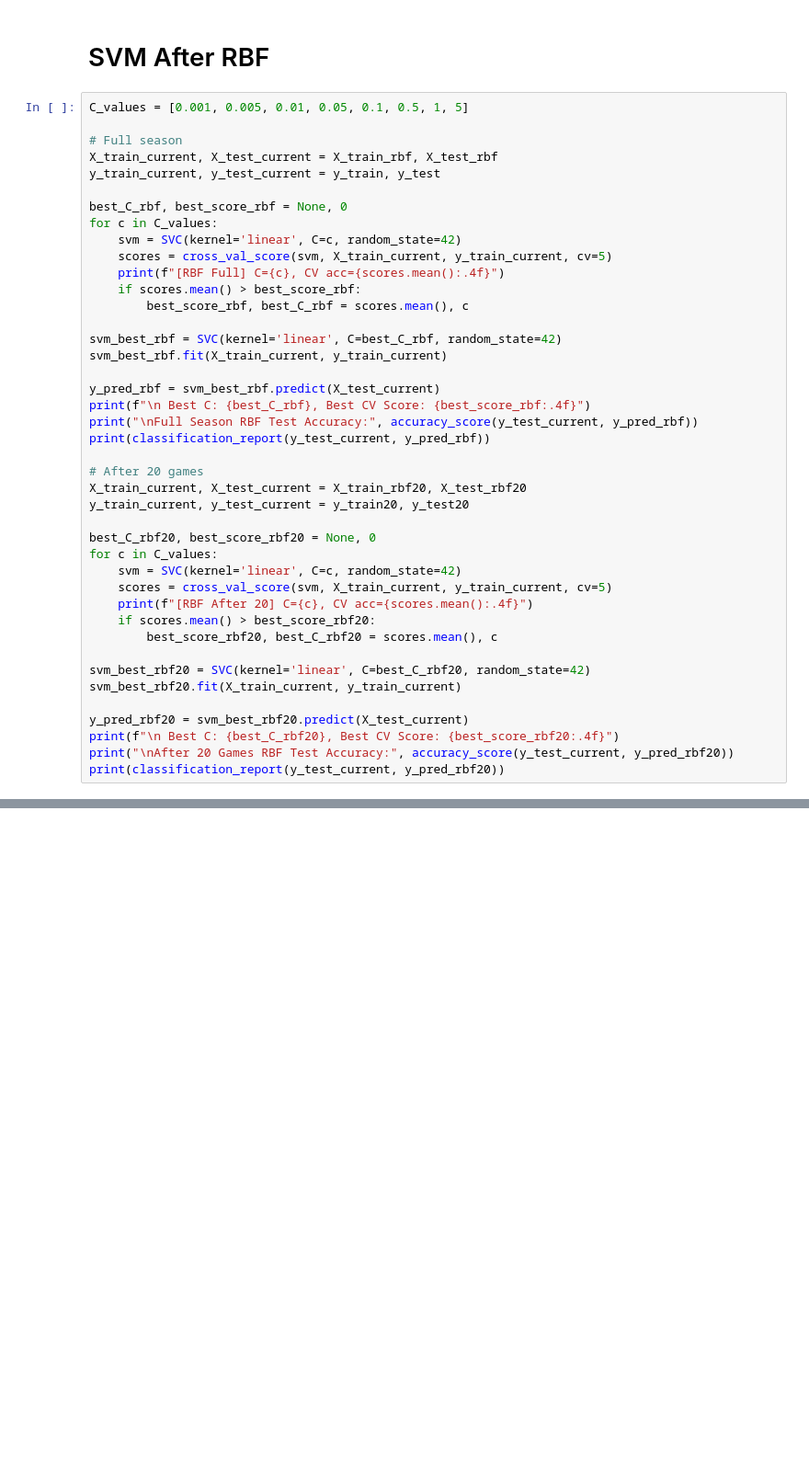
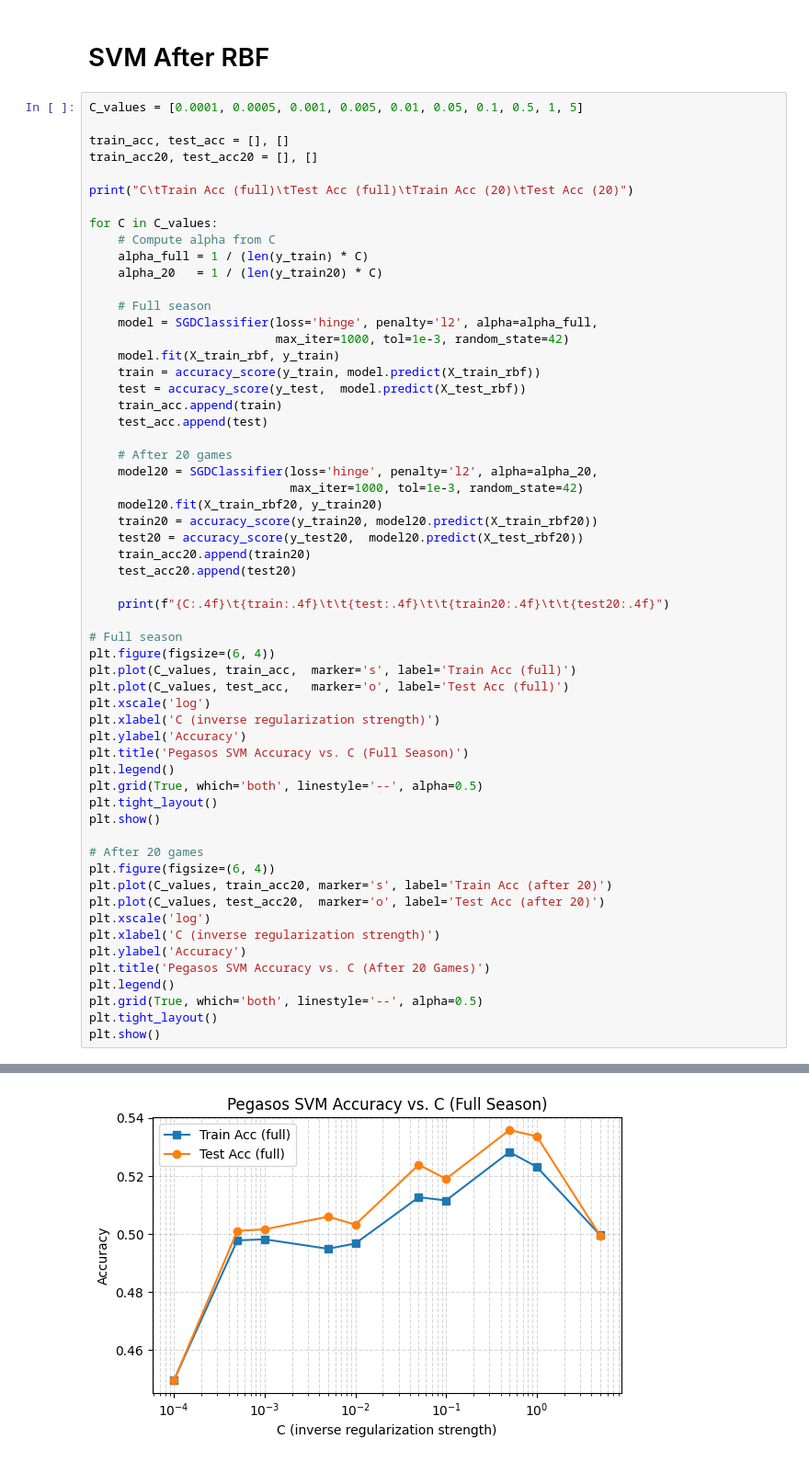
Before and after one commit to edricklinardi/Football-Match-Prediction, a Jupyter notebook: Project.ipynb, the cells around one changed output, grey strips where cells are left out. Shown at 92% size. Drawn from its saved outputs; the diff is of its cells as text; blank space fills up the shorter version.

```diff
--- a/Project.ipynb
+++ b/Project.ipynb
@@ -1530,44 +1465,61 @@ print(classification_report(y_test_current, y_pred_poly20))
 # %% [markdown]
 # SVM After RBF
 # %%
-C_values = [0.001, 0.005, 0.01, 0.05, 0.1, 0.5, 1, 5]
+C_values = [0.0001, 0.0005, 0.001, 0.005, 0.01, 0.05, 0.1, 0.5, 1, 5]
+
+train_acc, test_acc = [], []
+train_acc20, test_acc20 = [], []
+
+print("C\tTrain Acc (full)\tTest Acc (full)\tTrain Acc (20)\tTest Acc (20)")
+
+for C in C_values:
+    # Compute alpha from C
+    alpha_full = 1 / (len(y_train) * C)
+    alpha_20   = 1 / (len(y_train20) * C)
+
+    # Full season
+    model = SGDClassifier(loss='hinge', penalty='l2', alpha=alpha_full,
+                          max_iter=1000, tol=1e-3, random_state=42)
+    model.fit(X_train_rbf, y_train)
+    train = accuracy_score(y_train, model.predict(X_train_rbf))
+    test = accuracy_score(y_test,  model.predict(X_test_rbf))
+    train_acc.append(train)
+    test_acc.append(test)
+
+    # After 20 games
+    model20 = SGDClassifier(loss='hinge', penalty='l2', alpha=alpha_20,
+                            max_iter=1000, tol=1e-3, random_state=42)
+    model20.fit(X_train_rbf20, y_train20)
+    train20 = accuracy_score(y_train20, model20.predict(X_train_rbf20))
+    test20 = accuracy_score(y_test20,  model20.predict(X_test_rbf20))
+    train_acc20.append(train20)
+    test_acc20.append(test20)
+
+    print(f"{C:.4f}\t{train:.4f}\t\t{test:.4f}\t\t{train20:.4f}\t\t{test20:.4f}")
 
 # Full season
-X_train_current, X_test_current = X_train_rbf, X_test_rbf
-y_train_current, y_test_current = y_train, y_test
-
-best_C_rbf, best_score_rbf = None, 0
-for c in C_values:
-    svm = SVC(kernel='linear', C=c, random_state=42)
-    scores = cross_val_score(svm, X_train_current, y_train_current, cv=5)
-    print(f"[RBF Full] C={c}, CV acc={scores.mean():.4f}")
-    if scores.mean() > best_score_rbf:
-        best_score_rbf, best_C_rbf = scores.mean(), c
-
-svm_best_rbf = SVC(kernel='linear', C=best_C_rbf, random_state=42)
-svm_best_rbf.fit(X_train_current, y_train_current)
-
-y_pred_rbf = svm_best_rbf.predict(X_test_current)
-print(f"\n Best C: {best_C_rbf}, Best CV Score: {best_score_rbf:.4f}")
-print("\nFull Season RBF Test Accuracy:", accuracy_score(y_test_current, y_pred_rbf))
-print(classification_report(y_test_current, y_pred_rbf))
+plt.figure(figsize=(6, 4))
+plt.plot(C_values, train_acc,  marker='s', label='Train Acc (full)')
+plt.plot(C_values, test_acc,   marker='o', label='Test Acc (full)')
+plt.xscale('log')
+plt.xlabel('C (inverse regularization strength)')
+plt.ylabel('Accuracy')
+plt.title('Pegasos SVM Accuracy vs. C (Full Season)')
+plt.legend()
+plt.grid(True, which='both', linestyle='--', alpha=0.5)
+plt.tight_layout()
+plt.show()
 
 # After 20 games
-X_train_current, X_test_current = X_train_rbf20, X_test_rbf20
-y_train_current, y_test_current = y_train20, y_test20
-
-best_C_rbf20, best_score_rbf20 = None, 0
-for c in C_values:
-    svm = SVC(kernel='linear', C=c, random_state=42)
-    scores = cross_val_score(svm, X_train_current, y_train_current, cv=5)
-    print(f"[RBF After 20] C={c}, CV acc={scores.mean():.4f}")
-    if scores.mean() > best_score_rbf20:
-        best_score_rbf20, best_C_rbf20 = scores.mean(), c
-
-svm_best_rbf20 = SVC(kernel='linear', C=best_C_rbf20, random_state=42)
-svm_best_rbf20.fit(X_train_current, y_train_current)
-
-y_pred_rbf20 = svm_best_rbf20.predict(X_test_current)
-print(f"\n Best C: {best_C_rbf20}, Best CV Score: {best_score_rbf20:.4f}")
-print("\nAfter 20 Games RBF Test Accuracy:", accuracy_score(y_test_current, y_pred_rbf20))
-print(classification_report(y_test_current, y_pred_rbf20))
+plt.figure(figsize=(6, 4))
+plt.plot(C_values, train_acc20, marker='s', label='Train Acc (after 20)')
+plt.plot(C_values, test_acc20,  marker='o', label='Test Acc (after 20)')
+plt.xscale('log')
+plt.xlabel('C (inverse regularization strength)')
+plt.ylabel('Accuracy')
+plt.title('Pegasos SVM Accuracy vs. C (After 20 Games)')
+plt.legend()
+plt.grid(True, which='both', linestyle='--', alpha=0.5)
+plt.tight_layout()
+plt.show()
+# %% [output]
@@ -1573,0 +1537 @@ print(classification_report(y_test_current, y_pred_rbf20))
+[figure, added]
```
Also changed, not shown: parts of 6 cells of this notebook.
